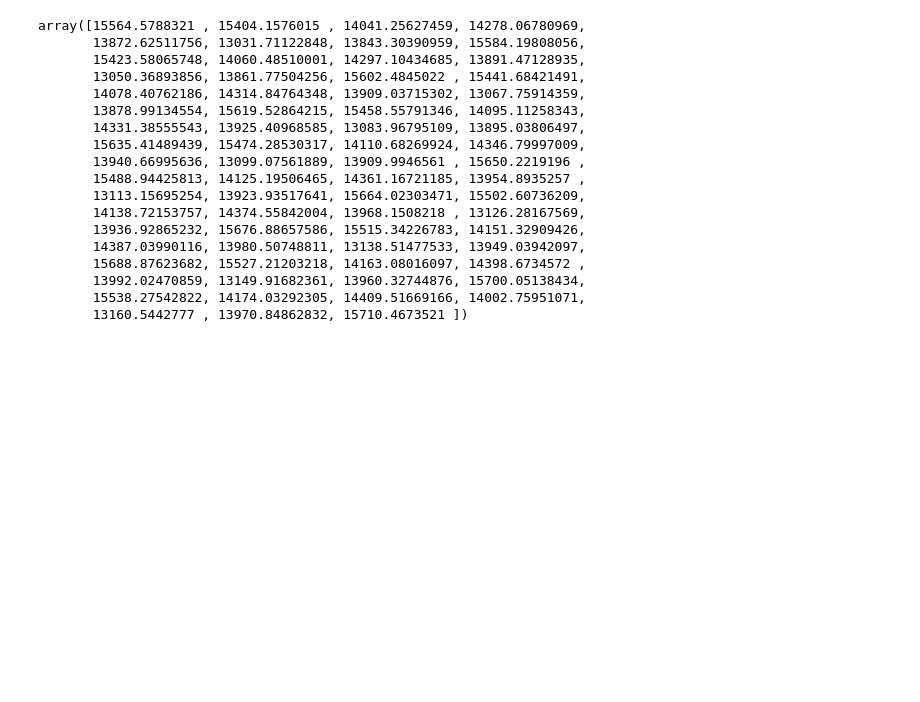
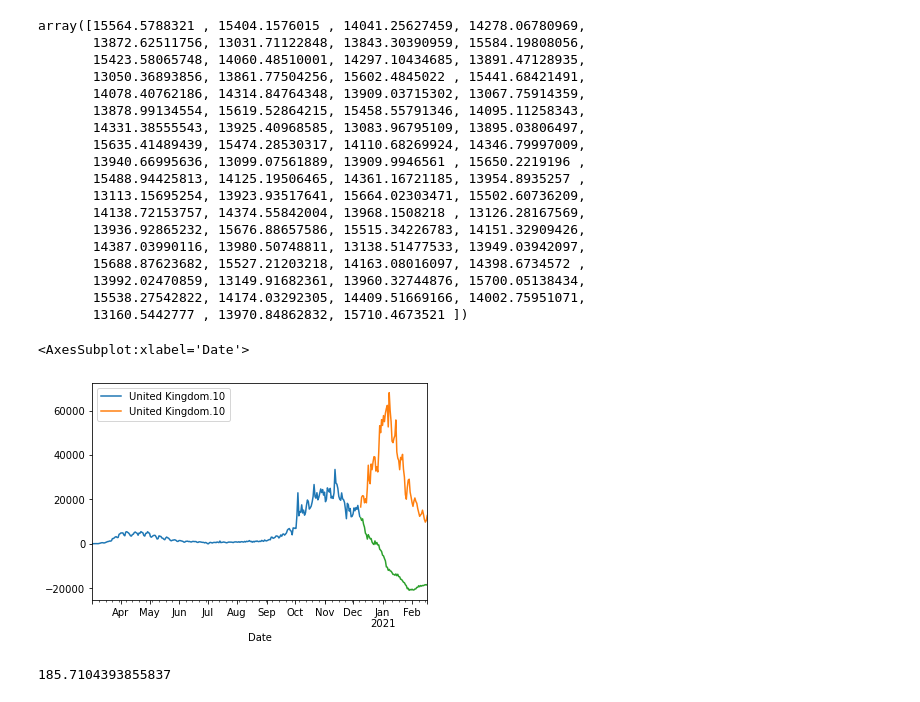
Before and after one commit to sabarishchockalingam2017/covid_forecasting, a Jupyter notebook: notebooks/covid_forecasting.ipynb, the cells around one changed output. Saved outputs shown, nothing was run; the diff lists cells and outputs as text; code cells hidden in the pictures; blank space fills up the shorter version.

```diff
--- a/notebooks/covid_forecasting.ipynb
+++ b/notebooks/covid_forecasting.ipynb
@@ -443,3 +581,17 @@ array([15564.5788321 , 15404.1576015 , 14041.25627459, 14278.06780969,
        13992.02470859, 13149.91682361, 13960.32744876, 15700.05138434,
        15538.27542822, 14174.03292305, 14409.51669166, 14002.75951071,
        13160.5442777 , 13970.84862832, 15710.4673521 ])
+# %%
+model = AutoReg(traindata,30)
+res = model.fit(cov_type='HC0')
+# %%
+pred_data = res.predict(len(traindata),len(traindata)+len(testdata)-1)
+# %%
+fig, ax = plt.subplots()
+
+traindata.plot(ax=ax)
+testdata.plot(ax=ax)
+pred_data.plot(ax=ax)
+# %% [output]
+<AxesSubplot:xlabel='Date'>
+[figure, added]
@@ -445,0 +600,4 @@ array([15564.5788321 , 15404.1576015 , 14041.25627459, 14278.06780969,
+# %%
+smape(testdata, pred_data)
+# %% [output]
+185.7104393855837
```
Also changed, not shown: parts of 29 cells of this notebook, 3 other files.
